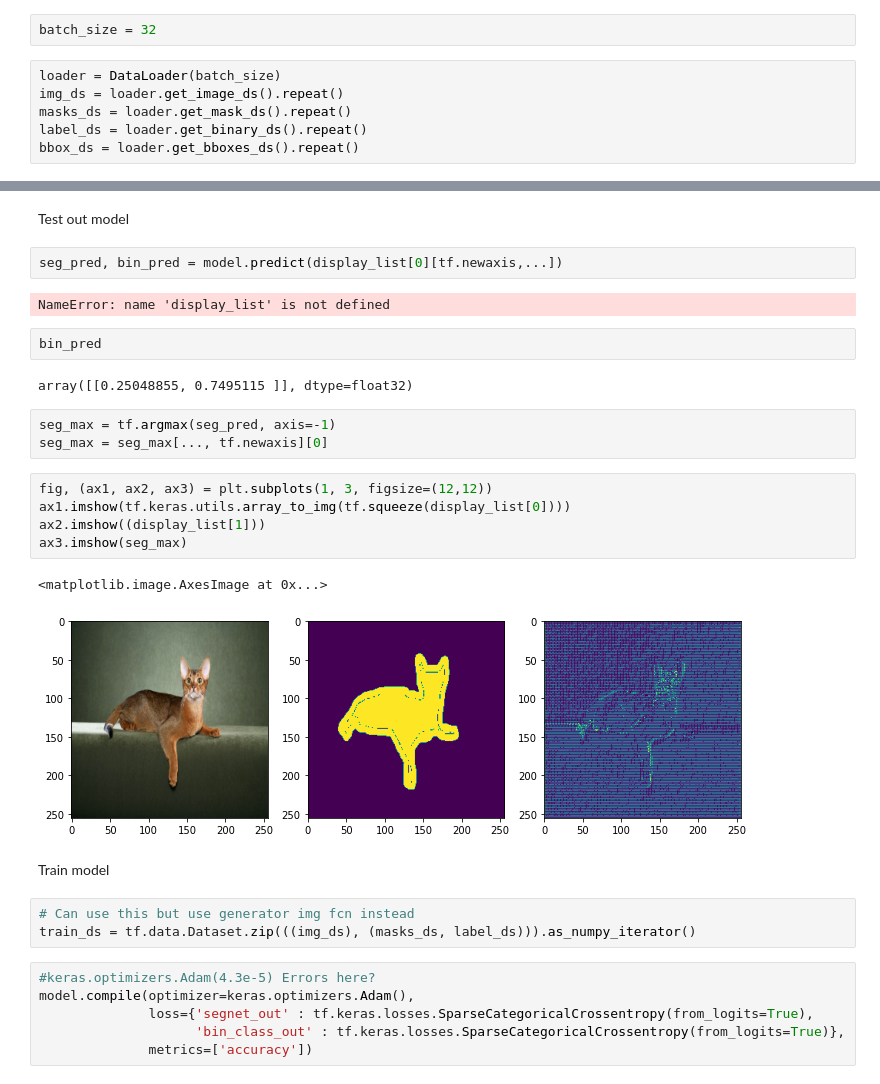
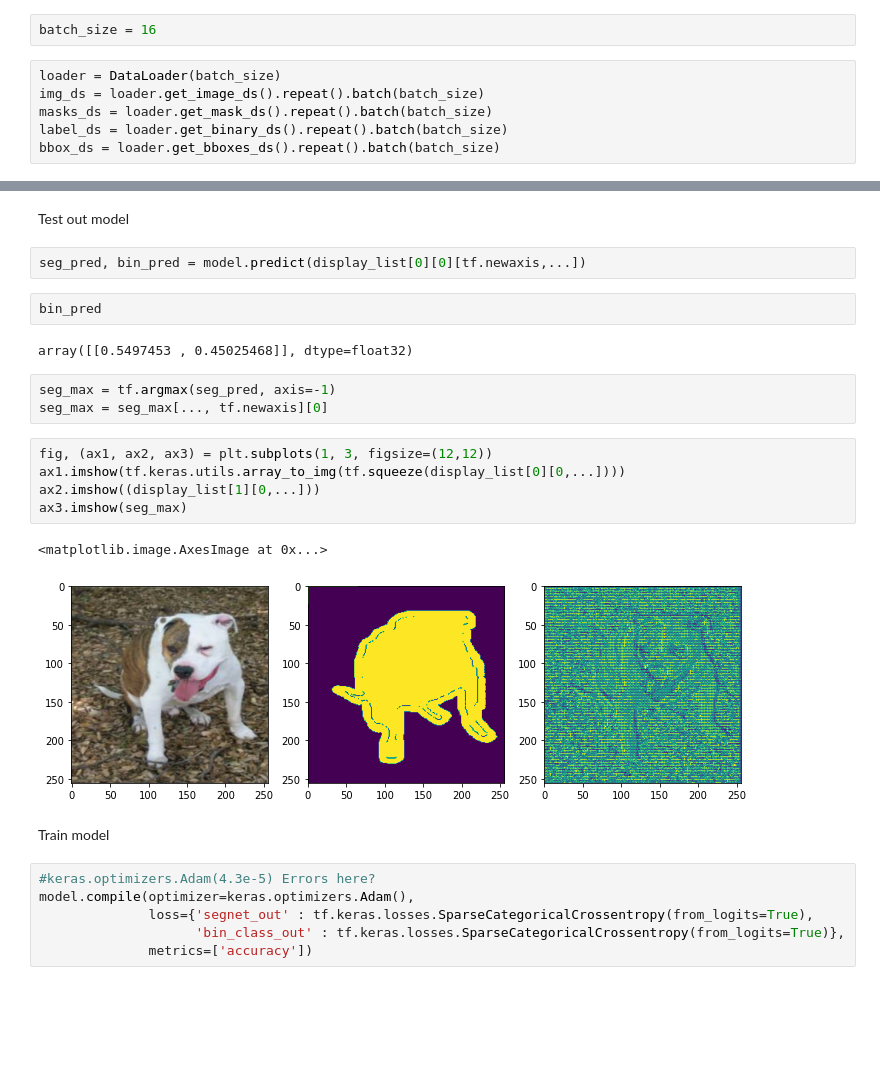
Before and after one commit to mazabdul7/intro_dl_cw2, a Jupyter notebook: train.ipynb, the cells around one changed output, grey strips where cells are left out. Saved outputs shown, nothing was run; the diff lists cells and outputs as text; blank space fills up the shorter version.

Commit message:
update model

```diff
--- a/train.ipynb
+++ b/train.ipynb
@@ -5,13 +5,13 @@ import numpy as np
 from utils.loader import DataLoader
 import matplotlib.pyplot as plt
 # %%
-batch_size = 32
+batch_size = 16
 # %%
 loader = DataLoader(batch_size)
-img_ds = loader.get_image_ds().repeat()
-masks_ds = loader.get_mask_ds().repeat()
-label_ds = loader.get_binary_ds().repeat()
-bbox_ds = loader.get_bboxes_ds().repeat()
+img_ds = loader.get_image_ds().repeat().batch(batch_size)
+masks_ds = loader.get_mask_ds().repeat().batch(batch_size)
+label_ds = loader.get_binary_ds().repeat().batch(batch_size)
+bbox_ds = loader.get_bboxes_ds().repeat().batch(batch_size)
 # %%
 img_height, img_width, channels = list(img_ds.take(1))[0].shape[-3:]
 # %% [markdown]
@@ -171,29 +158,24 @@ ________________________________________________________________________________
 # %% [markdown]
 Test out model
 # %%
-seg_pred, bin_pred = model.predict(display_list[0][tf.newaxis,...])
+seg_pred, bin_pred = model.predict(display_list[0][0][tf.newaxis,...])
-# %% [output]
-NameError: name 'display_list' is not defined
 # %%
 bin_pred
 # %% [output]
-array([[0.25048855, 0.7495115 ]], dtype=float32)
+array([[0.5497453 , 0.45025468]], dtype=float32)
 # %%
 seg_max = tf.argmax(seg_pred, axis=-1)
 seg_max = seg_max[..., tf.newaxis][0]
 # %%
 fig, (ax1, ax2, ax3) = plt.subplots(1, 3, figsize=(12,12))
-ax1.imshow(tf.keras.utils.array_to_img(tf.squeeze(display_list[0])))
-ax2.imshow((display_list[1]))
+ax1.imshow(tf.keras.utils.array_to_img(tf.squeeze(display_list[0][0,...])))
+ax2.imshow((display_list[1][0,...]))
 ax3.imshow(seg_max)
 # %% [output]
 <matplotlib.image.AxesImage at 0x...>
-[figure, old version]
+[figure, new version]
 # %% [markdown]
 Train model
-# %%
-# Can use this but use generator img fcn instead
-train_ds = tf.data.Dataset.zip(((img_ds), (masks_ds, label_ds))).as_numpy_iterator()
 # %%
 #keras.optimizers.Adam(4.3e-5) Errors here?
 model.compile(optimizer=keras.optimizers.Adam(),
```
Also changed, not shown: parts of 4 cells of this notebook, 1 other file.
